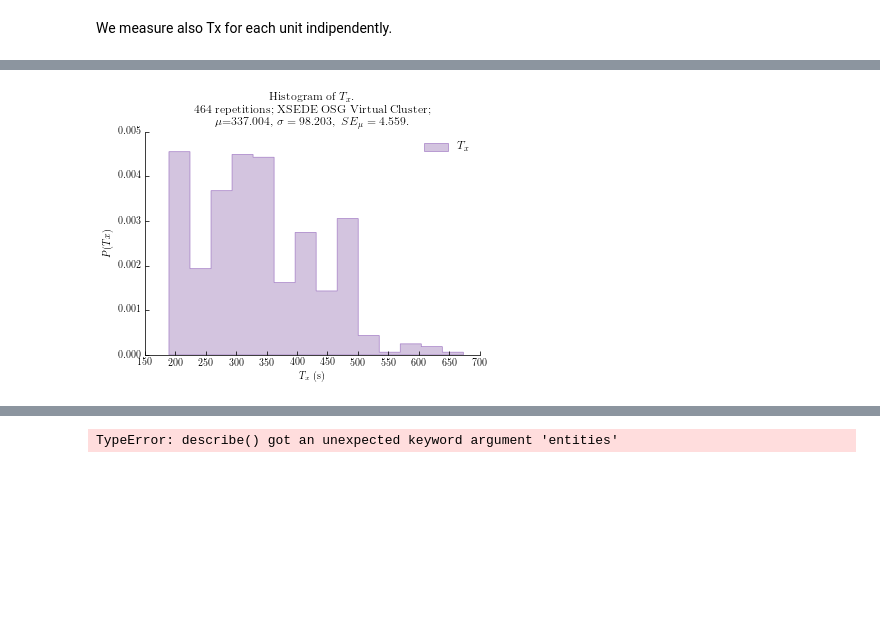
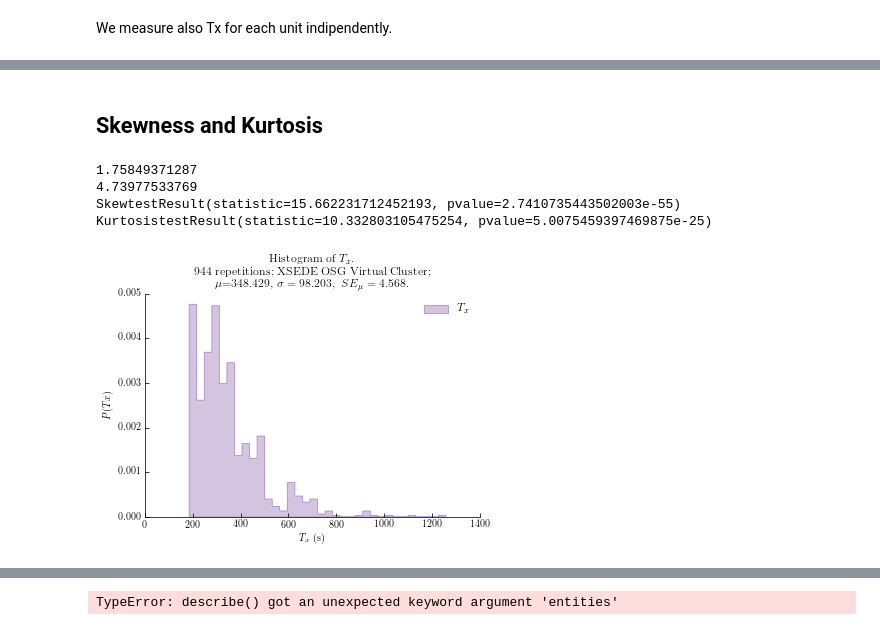
Before and after one commit to radical-cybertools/radical.analytics, a Jupyter notebook: examples/jupyter/osg_analysis.ipynb, the cells around one changed output, grey strips where cells are left out. Drawn from its saved outputs; the diff is of its cells as text; code cells hidden in the pictures; blank space fills up the shorter version.

Commit message:
OSG analysis with multiple experiments ongoing

```diff
--- a/examples/jupyter/osg_analysis.ipynb
+++ b/examples/jupyter/osg_analysis.ipynb
@@ -70,0 +65,3 @@ unsynced hosts: ['radical:144.76.72.175']
+# %%
+rdir = '../data/'
+sessions = load_data(rdir)
@@ -388,0 +424,15 @@ MWW      = 3.22442517558e-153
+# %%
+def measures_of_center(durations):
+    m = {}
+    m['mu']     = np.mean(durations)
+    m['sem']    = sps.sem(durations)
+    m['median'] = np.median(durations)
+    m['mode']   = sps.mstats.mode(durations)
+
+    return m
+
+
+# The experimental dataset: continous random variables (time)
+Txs = sorted(Txs)
+Tx_centers = measures_of_center(Txs)
+pprint.pprint(Tx_centers)
@@ -389,40 +494,51 @@ MWW      = 3.22442517558e-153
+# %% [markdown]
+## Skewness and Kurtosis
 # %%
+u_skew = sps.skew(Txs, bias=True)
+u_skew_test = sps.skewtest(Txs)
+u_kurt = sps.kurtosis(Txs)
+u_kurt_test = sps.kurtosistest(Txs)
+
+print u_skew
+print u_kurt
+print u_skew_test
+print u_kurt_test
+
 metric      = 'T_x'
 description = 'Histogram of $%s$' % metric
 task        = 'Gromacs emulation'
-repetition  = '$%s$ repetitions' % len(Tuxs)
+repetition  = '$%s$ repetitions' % len(Txs)
 resource    = 'XSEDE OSG Virtual Cluster'
 stats       = '$\mu$=%.3f,\ \sigma=%.3f,\ SE_\mu=%.3f$' % (u_mu, u_sigma, u_sem)
 title       = '%s.\n%s; %s;\n%s.' % (description, repetition, resource, stats)
 
-fig = plt.figure()
-ax = fig.add_subplot(111)
-ax.spines["top"].set_visible(False)
-ax.spines["right"].set_visible(False)
-ax.get_xaxis().tick_bottom()
-ax.get_yaxis().tick_left()
+ax = fig_setup()
 
-n, bins, patches = ax.hist(Tuxs, bins='fd',
+n, bins, patches = ax.hist(Txs, bins='fd',
         normed=1,
         histtype='stepfilled',
         label="$T_x$",
         linewidth=0.75,
         edgecolor=tableau20[8],
         color=tableau20[9],
         alpha=0.75)
 
-ax.xaxis.set_major_locator(ticker.MultipleLocator(50))
-ax.set_xlim(150, 700)
+# ax.xaxis.set_major_locator(ticker.MultipleLocator(50))
+# ax.set_xlim(150, 700)
 ax.set_ylim(0.0, 0.005)
 
 plt.ylabel('$P(Tx)$')
 plt.xlabel('$T_x$ (s)')
 plt.title(title)#, y=1.05)
 plt.legend(loc='upper right')
 
-plt.savefig('cu_spread_hist.pdf', dpi=600, bbox_inches='tight')
+plt.savefig('osg_cu_spread_hist.pdf', dpi=600, bbox_inches='tight')
 # %% [output]
+1.75849371287
+4.73977533769
+SkewtestResult(statistic=15.662231712452193, pvalue=2.7410735443502003e-55)
+KurtosistestResult(statistic=10.332803105475254, pvalue=5.0075459397469875e-25)
-[figure, old version]
+[figure, new version]
 # %%
 # - Fit to the normal distribution: fit the empirical
 #   distribution to the normal for comparison purposes.
```
Also changed, not shown: parts of 32 cells of this notebook.
